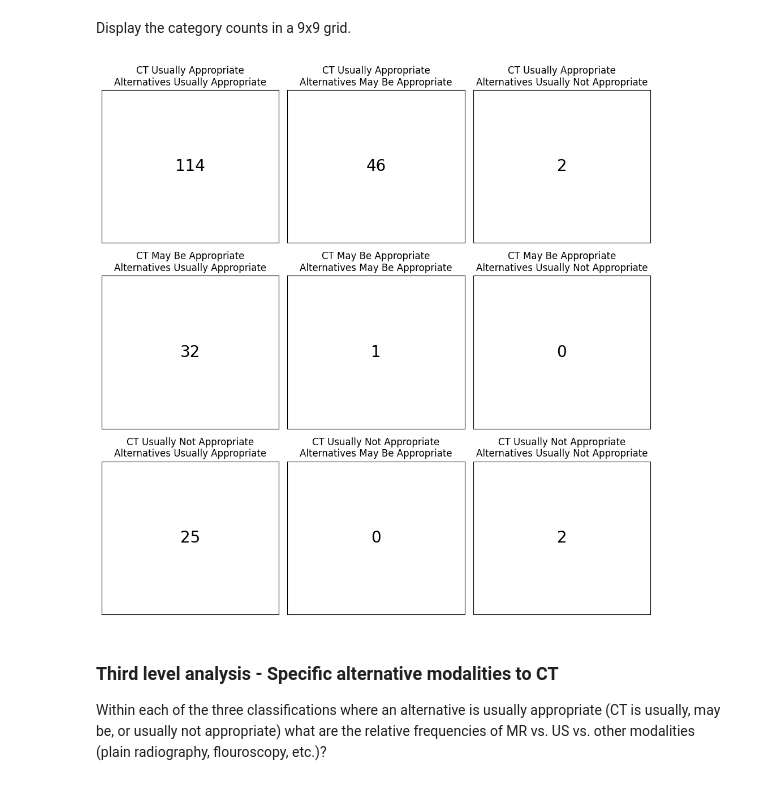
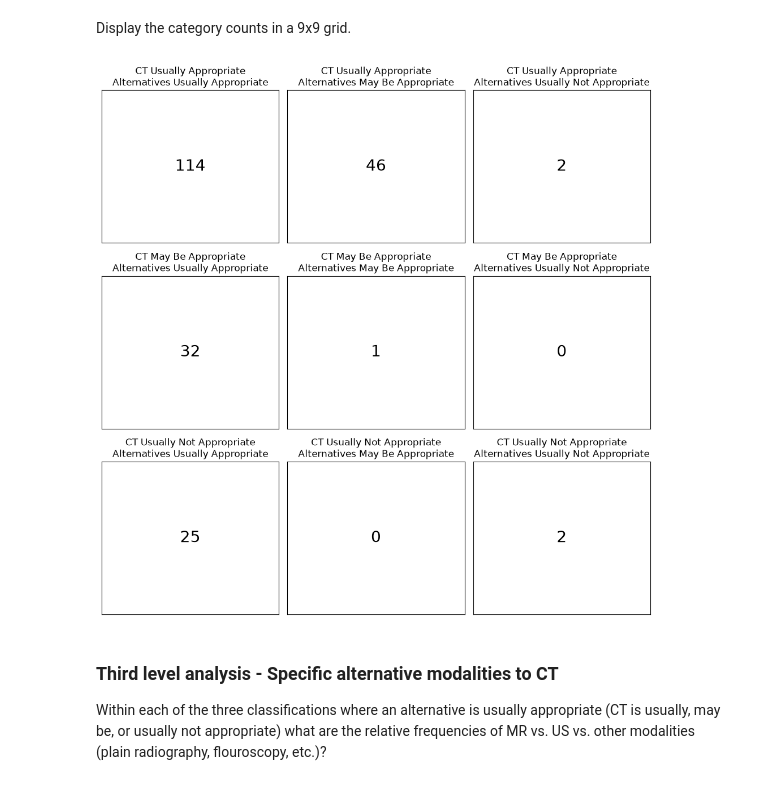
Before and after one commit to bsalexander/acr_analysis, a Jupyter notebook: analyze.ipynb, the cells around one changed output. Drawn from its saved outputs; the diff is of its cells as text; code cells hidden in the pictures.

```diff
--- a/analyze.ipynb
+++ b/analyze.ipynb
@@ -486,12 +500,16 @@ filtered_scenarios['red-red'] = (filtered_scenarios['ct_not_appropriate'] == Tru
                       (filtered_scenarios['other_may_be_appropriate'] == False)
 
 # Count the number of scenarios in each category
-category_counts = filtered_scenarios[['green-green', 'green-yellow', 'green-red', \
-                                      'yellow-green', 'yellow-yellow', 'yellow-red',
-                                      'red-green', 'red-yellow', 'red-red']].sum()
+def category_counts(data):
+    counts = data[['green-green', 'green-yellow', 'green-red',
+                   'yellow-green', 'yellow-yellow', 'yellow-red',
+                   'red-green', 'red-yellow', 'red-red']].sum()
+    return counts
+
+
 print("Number of scenarios in each category:")
-print(category_counts)
-print(f"Total number of scenarios classified: {category_counts.sum()}")
+print(category_counts(filtered_scenarios))
+print(f"Total number of scenarios classified: {category_counts(filtered_scenarios).sum()}")
 # %% [output]
 Number of scenarios in each category:
 green-green      114
@@ -545,36 +563,39 @@ Display the category counts in a 9x9 grid.
 # %%
 import matplotlib.pyplot as plt
 
-# Create a 3x3 grid
-fig, axes = plt.subplots(3, 3, figsize=(10, 10))
+def plot_category_grid(category_counts):
+    # Create a 3x3 grid
+    fig, axes = plt.subplots(3, 3, figsize=(10, 10))
 
-# Row labels
-row_labels = ['CT Usually Appropriate', 'CT May Be Appropriate', 'CT Usually Not Appropriate']
-# Column labels
-col_labels = ['Alternatives Usually Appropriate', 'Alternatives May Be Appropriate', 'Alternatives Usually Not Appropriate']
+    # Row labels
+    row_labels = ['CT Usually Appropriate', 'CT May Be Appropriate', 'CT Usually Not Appropriate']
+    # Column labels
+    col_labels = ['Alternatives Usually Appropriate', 'Alternatives May Be Appropriate', 'Alternatives Usually Not Appropriate']
 
-# Data for each cell
-data = [
-    [category_counts['green-green'], category_counts['green-yellow'], category_counts['green-red']],
-    [category_counts['yellow-green'], category_counts['yellow-yellow'], category_counts['yellow-red']],
-    [category_counts['red-green'], category_counts['red-yellow'], category_counts['red-red']]
-]
+    # Data for each cell
+    data = [
+        [category_counts['green-green'], category_counts['green-yellow'], category_counts['green-red']],
+        [category_counts['yellow-green'], category_counts['yellow-yellow'], category_counts['yellow-red']],
+        [category_counts['red-green'], category_counts['red-yellow'], category_counts['red-red']]
+    ]
 
-# Plot each cell
-for i in range(3):
-    for j in range(3):
-        ax = axes[i, j]
-        ax.text(0.5, 0.5, str(data[i][j]), fontsize=20, ha='center', va='center')
-        ax.set_xlim(0, 1)
-        ax.set_ylim(0, 1)
-        ax.set_xticks([])
-        ax.set_yticks([])
-        ax.set_title(f'{row_labels[i]}\n{col_labels[j]}', fontsize=12)
+    # Plot each cell
+    for i in range(3):
+        for j in range(3):
+            ax = axes[i, j]
+            ax.text(0.5, 0.5, str(data[i][j]), fontsize=20, ha='center', va='center')
+            ax.set_xlim(0, 1)
+            ax.set_ylim(0, 1)
+            ax.set_xticks([])
+            ax.set_yticks([])
+            ax.set_title(f'{row_labels[i]}\n{col_labels[j]}', fontsize=12)
 
-plt.tight_layout()
-plt.show()
+    plt.tight_layout()
+    plt.show()
+
+plot_category_grid(category_counts(filtered_scenarios))
 # %% [output]
-[figure, old version]
+[figure, new version]
 # %% [markdown]
 ### Third level analysis - Specific alternative modalities to CT
 
```
Also changed, not shown: parts of 24 cells of this notebook, 1 other file.
